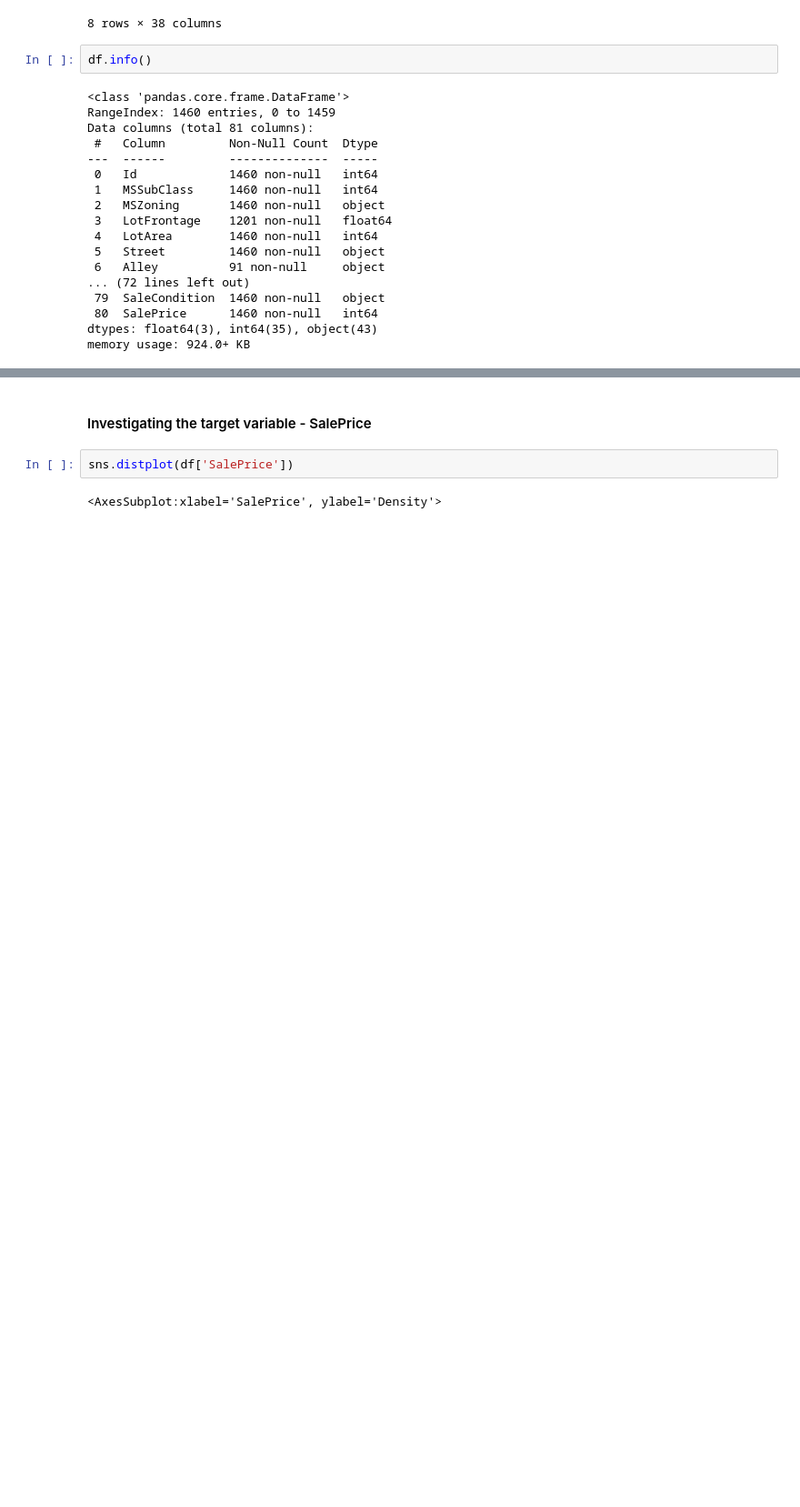
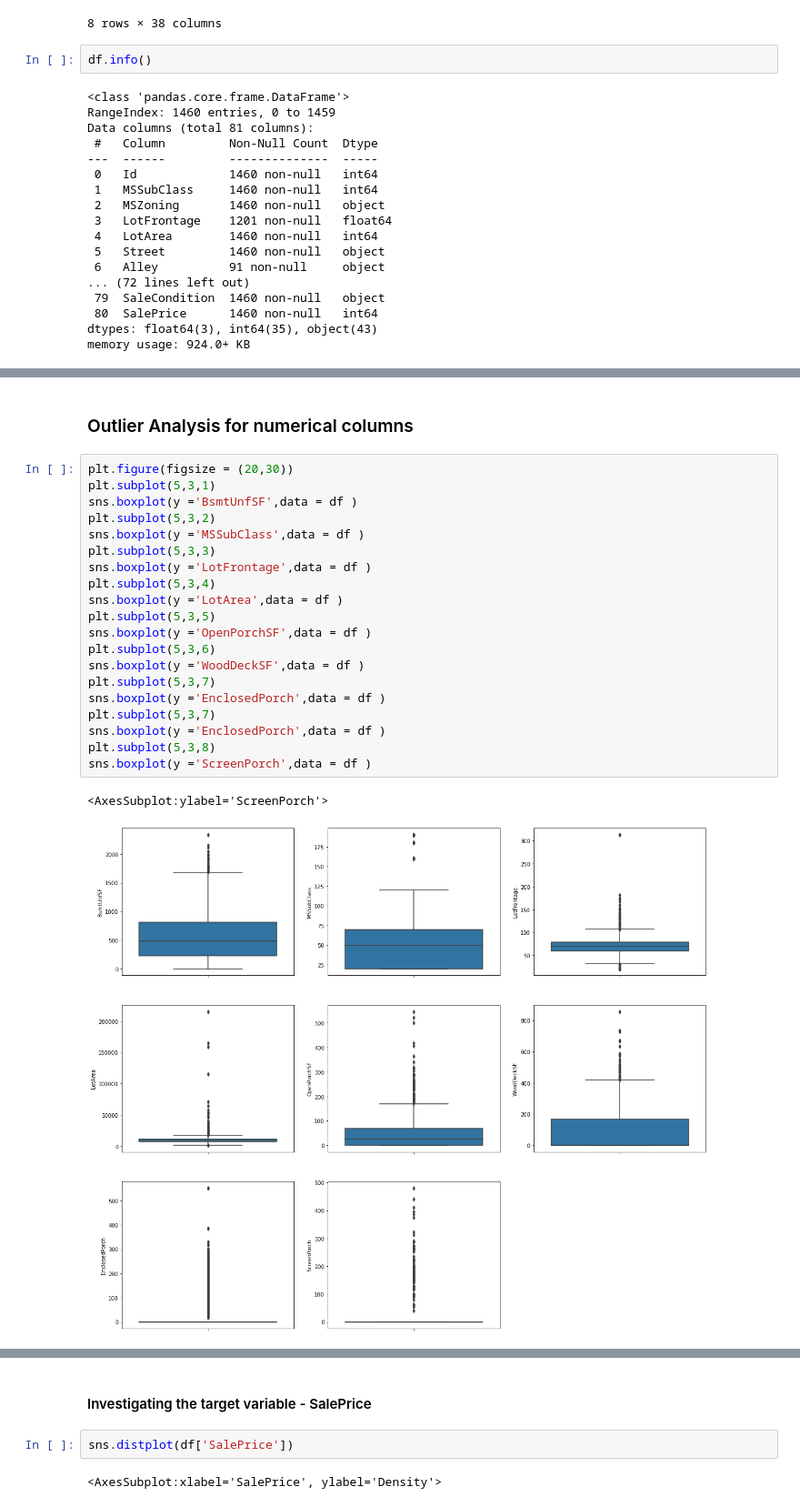
Before and after one commit to tanata/Advanced-Linear-Regression, a Jupyter notebook: Housing Price Prediction - Advanced Regression.ipynb, the cells around one changed output, grey strips where cells are left out. Shown at 91% size. Drawn from its saved outputs; the diff is of its cells as text; blank space fills up the shorter version.

```diff
--- a/Housing Price Prediction - Advanced Regression.ipynb
+++ b/Housing Price Prediction - Advanced Regression.ipynb
@@ -57,0 +192,25 @@ memory usage: 924.0+ KB
+# %% [markdown]
+### Outlier Analysis for numerical columns
+# %%
+plt.figure(figsize = (20,30))
+plt.subplot(5,3,1)
+sns.boxplot(y ='BsmtUnfSF',data = df )
+plt.subplot(5,3,2)
+sns.boxplot(y ='MSSubClass',data = df )
+plt.subplot(5,3,3)
+sns.boxplot(y ='LotFrontage',data = df )
+plt.subplot(5,3,4)
+sns.boxplot(y ='LotArea',data = df )
+plt.subplot(5,3,5)
+sns.boxplot(y ='OpenPorchSF',data = df )
+plt.subplot(5,3,6)
+sns.boxplot(y ='WoodDeckSF',data = df )
+plt.subplot(5,3,7)
+sns.boxplot(y ='EnclosedPorch',data = df )
+plt.subplot(5,3,7)
+sns.boxplot(y ='EnclosedPorch',data = df )
+plt.subplot(5,3,8)
+sns.boxplot(y ='ScreenPorch',data = df )
+# %% [output]
+<AxesSubplot:ylabel='ScreenPorch'>
+[figure, added]
```
Also changed, not shown: parts of 94 cells of this notebook.
